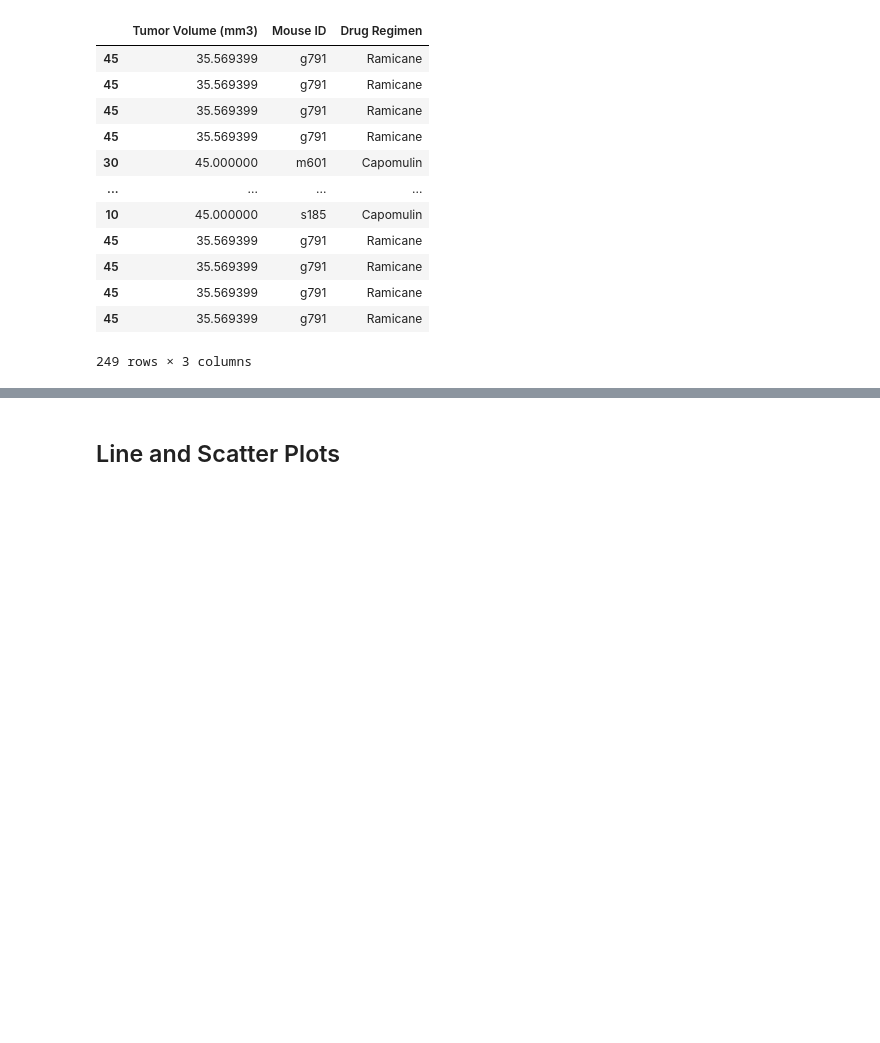
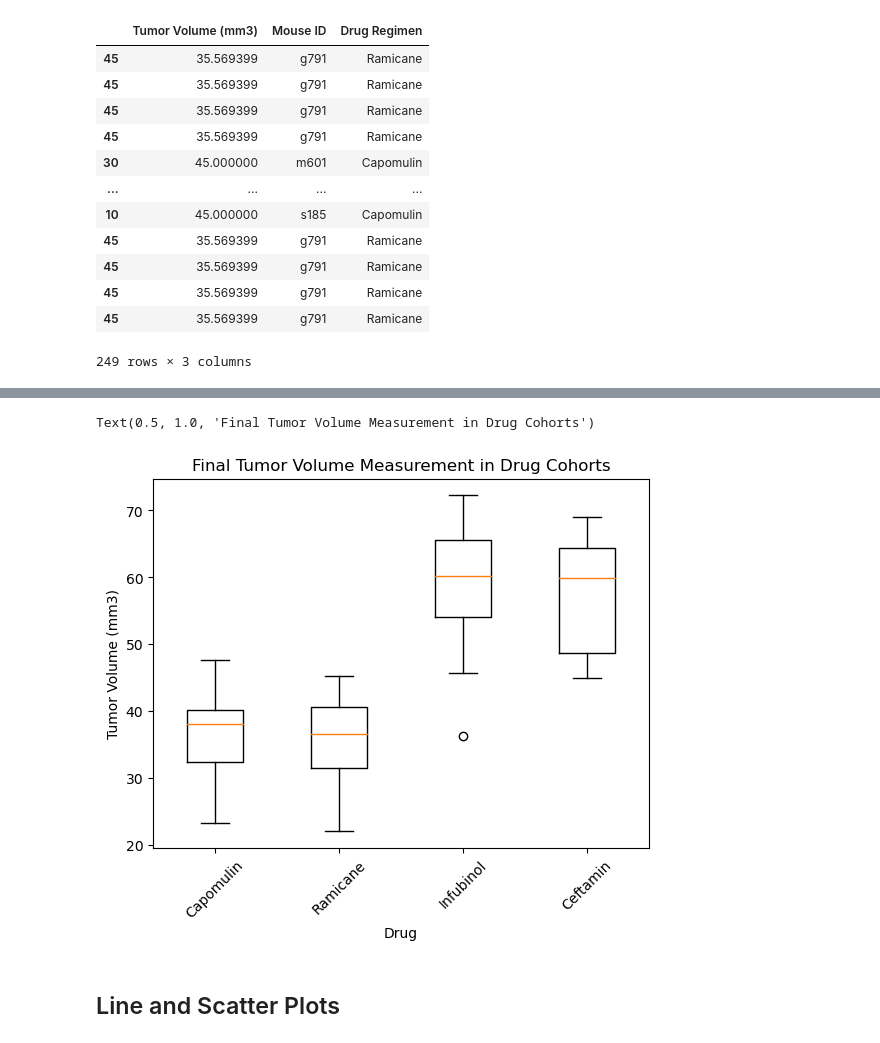
Before and after one commit to ShoaibFarooqui/pandas-and-matplotlib, a Jupyter notebook: module_5_starter_code/Pymaceuticals/pymaceuticals_starter.ipynb, the cells around one changed output, grey strips where cells are left out. Saved outputs shown, nothing was run; the diff lists cells and outputs as text; code cells hidden in the pictures; blank space fills up the shorter version.

```diff
--- a/module_5_starter_code/Pymaceuticals/pymaceuticals_starter.ipynb
+++ b/module_5_starter_code/Pymaceuticals/pymaceuticals_starter.ipynb
@@ -256,5 +270,14 @@ df
 # %%
 # Generate a box plot that shows the distrubution of the tumor volume for each treatment group.
+fig, ax1 = plt.subplots()
+ax1.boxplot(tumor_vol_data)
+ax1.set_xticklabels(drugs_of_intrest, rotation=45)
+ax1.set_xlabel("Drug")
+ax1.set_ylabel("Tumor Volume (mm3)")
+ax1.set_title("Final Tumor Volume Measurement in Drug Cohorts")
+# %% [output]
+Text(0.5, 1.0, 'Final Tumor Volume Measurement in Drug Cohorts')
+[figure, added]
 # %% [markdown]
 ## Line and Scatter Plots
 # %%
```
Also changed, not shown: parts of 6 cells of this notebook.
